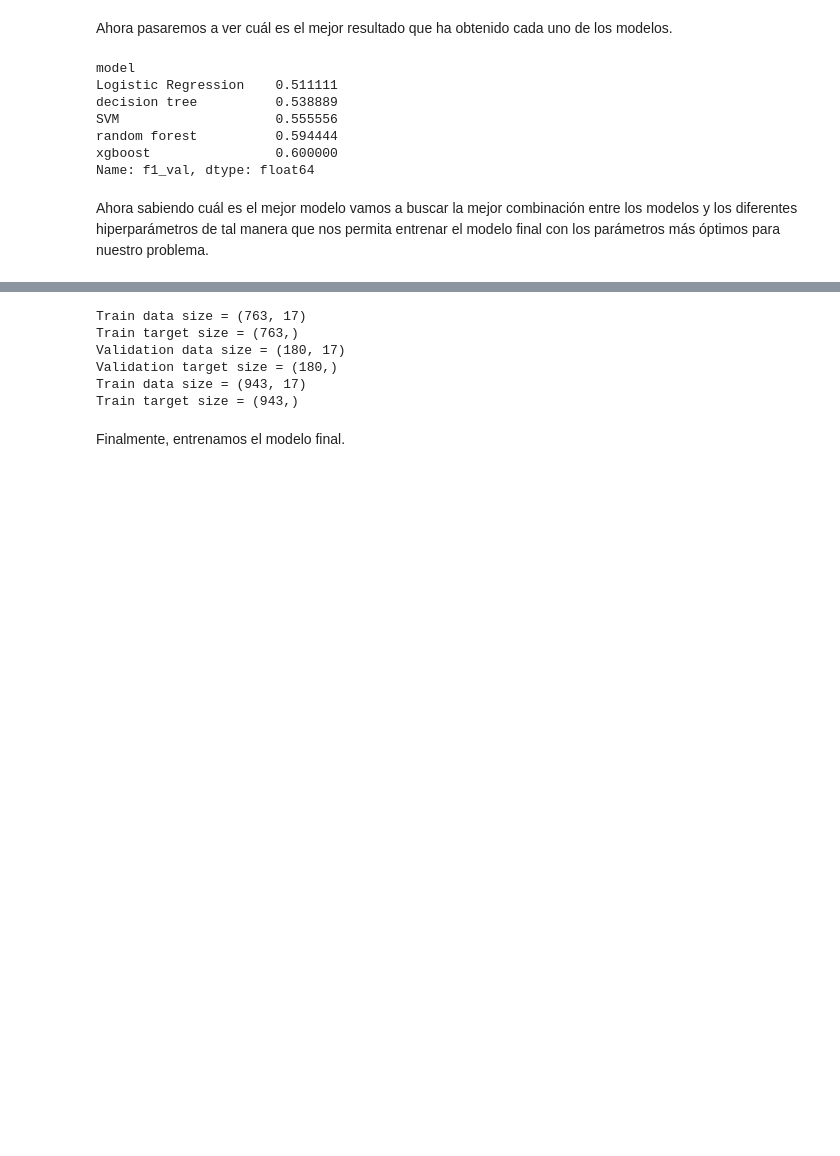
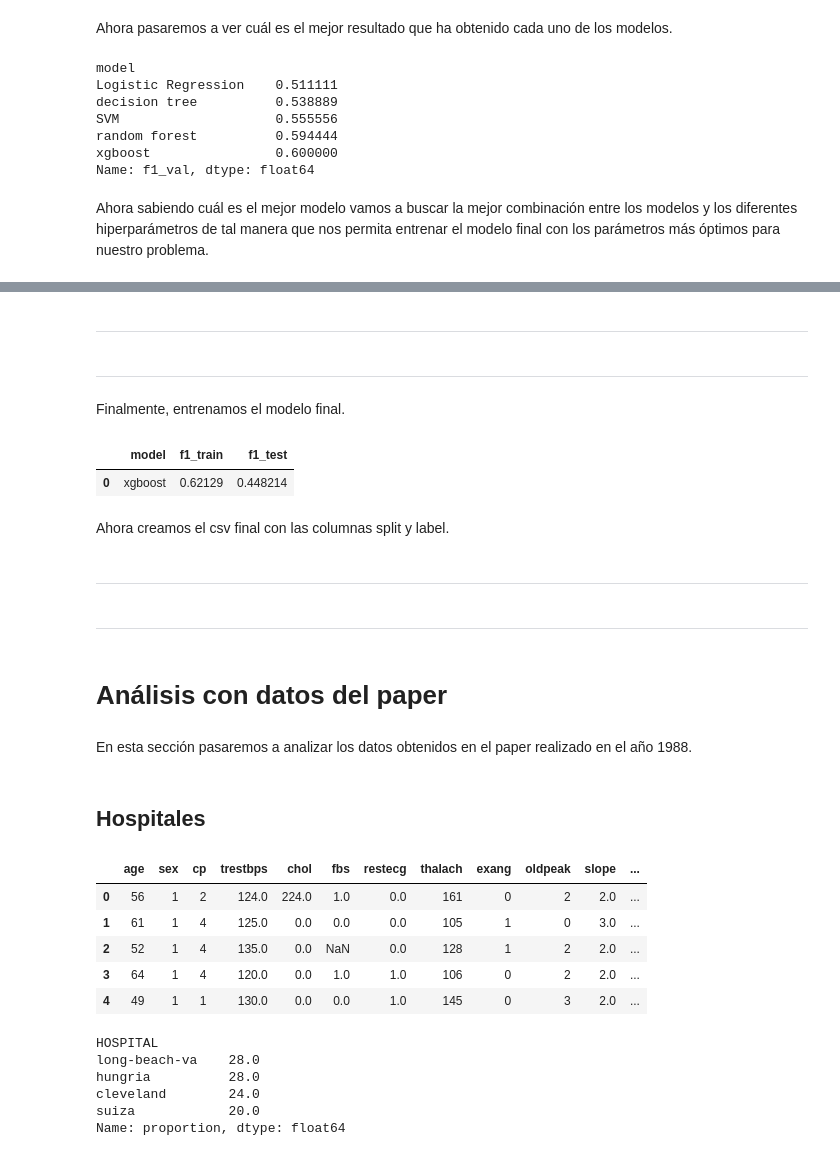
Before and after one commit to mimove/DATAPROJECT3, a Jupyter notebook: data_project3.ipynb, the cells around one changed output, grey strips where cells are left out. Cells and saved outputs as stored; diff of their text form; code cells hidden in the pictures; blank space fills up the shorter version.

Commit message:
Updating results

```diff
--- a/data_project3.ipynb
+++ b/data_project3.ipynb
@@ -1474,21 +1686,4 @@ A continuación, juntamos el entrenamiento del modelo y la validación del mismo
-# %%
-print('Train data size = ' + str(X_train.shape))
-print('Train target size = ' + str(y_train.shape))
-print('Validation data size = ' + str(X_val.shape))
-print('Validation target size = ' + str(y_val.shape))
-
-# Combinar train y validación
-X_train = pd.concat((X_train,X_val), axis = 0)
-y_train = np.concatenate((y_train,y_val), axis = 0)
-
-del X_val, y_val
-
-print('Train data size = ' + str(X_train.shape))
-print('Train target size = ' + str(y_train.shape))
-# %% [output]
-Train data size = (763, 17)
-Train target size = (763,)
-Validation data size = (180, 17)
-Validation target size = (180,)
-Train data size = (943, 17)
-Train target size = (943,)
+# %% [markdown]
+------------------------------------------
+# %% [markdown]
+-----------------------------
@@ -1529,0 +1740,7 @@ results = results.append(pd.DataFrame(data = {'model': best_params['model'],
+# %%
+results
+# %% [output]
+|  | model | f1_train | f1_test |
+| 0 | xgboost | 0.62129 | 0.448214 |
+# %% [markdown]
+Ahora creamos el csv final con las columnas split y label.
@@ -1529,0 +1753,34 @@ results = results.append(pd.DataFrame(data = {'model': best_params['model'],
+# %% [markdown]
+-----------------------------------
+# %% [markdown]
+--------------------------------------------
+# %% [markdown]
+# Análisis con datos del paper
+# %% [markdown]
+En esta sección pasaremos a analizar los datos obtenidos en el paper realizado en el año 1988.
+# %% [markdown]
+## Hospitales
+# %%
+# Load the dataset
+test_paper = pd.read_csv("./dataset_real/test_real.csv", sep=';', decimal='.')
+test_paper.head()
+# %% [output]
+|  | age | sex | cp | trestbps | chol | fbs | restecg | thalach | exang | oldpeak | slope | ... |
+| 0 | 56 | 1 | 2 | 124.0 | 224.0 | 1.0 | 0.0 | 161 | 0 | 2 | 2.0 | ... |
+| 1 | 61 | 1 | 4 | 125.0 | 0.0 | 0.0 | 0.0 | 105 | 1 | 0 | 3.0 | ... |
+| 2 | 52 | 1 | 4 | 135.0 | 0.0 | NaN | 0.0 | 128 | 1 | 2 | 2.0 | ... |
+| 3 | 64 | 1 | 4 | 120.0 | 0.0 | 1.0 | 1.0 | 106 | 0 | 2 | 2.0 | ... |
+| 4 | 49 | 1 | 1 | 130.0 | 0.0 | 0.0 | 1.0 | 145 | 0 | 3 | 2.0 | ... |
+# %%
+# Calcular los porcentajes de cada hospital
+percentages = test_paper['HOSPITAL'].value_counts(normalize=True) * 100
+
+# Mostrar los resultados dataset test
+print(percentages)
+# %% [output]
+HOSPITAL
+long-beach-va    28.0
+hungria          28.0
+cleveland        24.0
+suiza            20.0
+Name: proportion, dtype: float64
```
Also changed, not shown: parts of 43 cells of this notebook, 2 other files.
